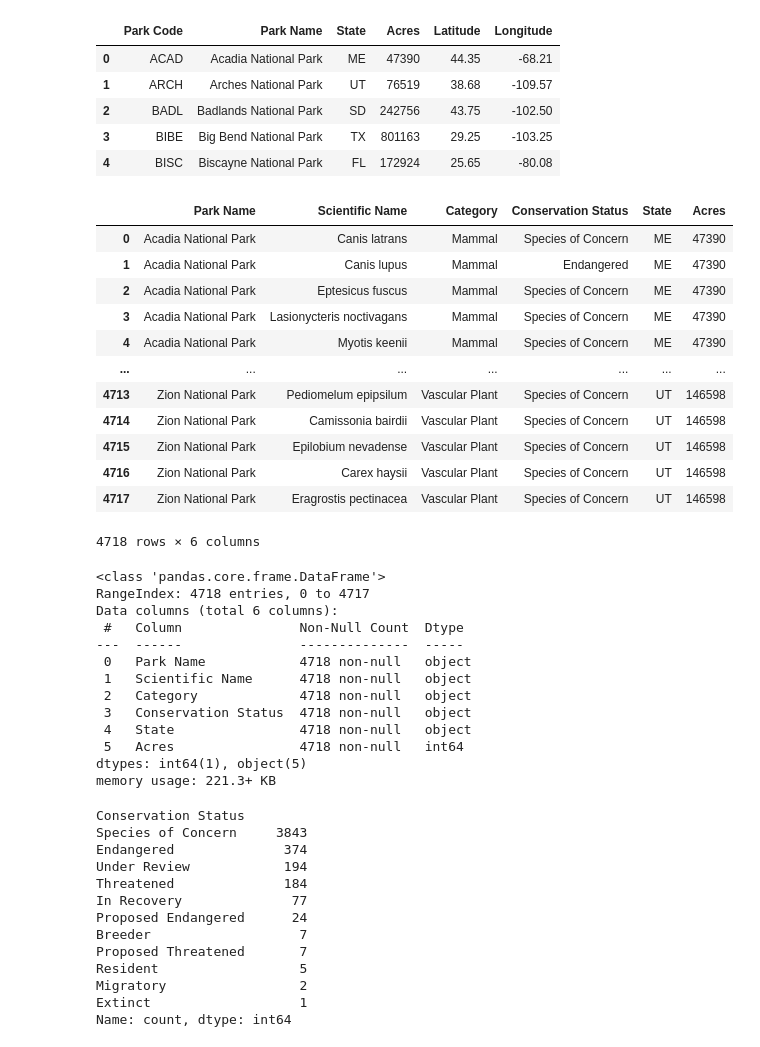
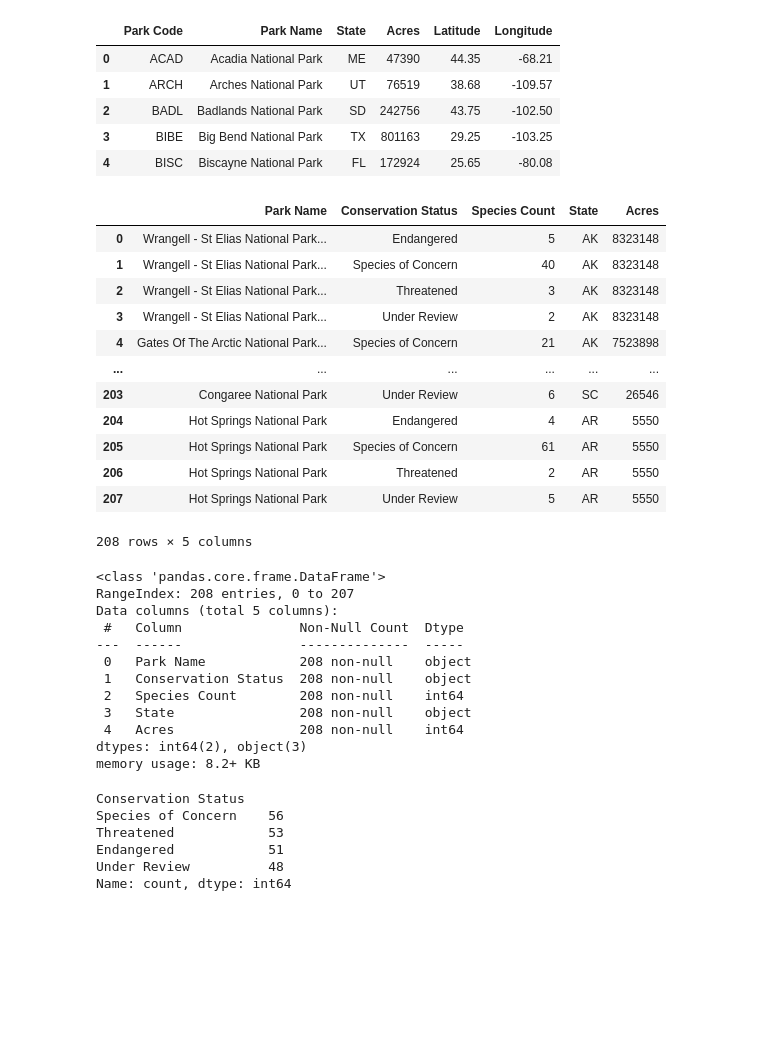
Before and after one commit to gabrielaza22/project-3-group-01, a Jupyter notebook: Sarah/Data_engineering_eda/Q3.ipynb, the cells around one changed output. Cells and saved outputs as stored; diff of their text form; code cells hidden in the pictures; blank space fills up the shorter version.

```diff
--- a/Sarah/Data_engineering_eda/Q3.ipynb
+++ b/Sarah/Data_engineering_eda/Q3.ipynb
@@ -83,67 +83,61 @@ parks_table.head()
 # %%
 query = """
     SELECT
         s."Park Name",
-        s."Scientific Name",
-        s.Category,
         s."Conservation Status",
+        COUNT (s."Conservation Status") AS "Species Count",
         p.State,
         p.Acres
     FROM
         species as s
     JOIN
         parks as p ON s."Park Name" = p."Park Name"
     WHERE
         s."Conservation Status" <> "None"
+        AND s."Conservation Status" IN ('Species of Concern', 'Endangered', 'Under Review', 'Threatened')
+    GROUP BY
+        p."Park Name", s."Conservation Status"
     ORDER BY
-        p."Park Name"
+        p.Acres DESC
     """
 
 q3_df = pd.read_sql(text(query), con=engine)
 q3_df
 # %% [output]
-|  | Park Name | Scientific Name | Category | Conservation Status | State | Acres |
-| 0 | Acadia National Park | Canis latrans | Mammal | Species of Concern | ME | 47390 |
-| 1 | Acadia National Park | Canis lupus | Mammal | Endangered | ME | 47390 |
-| 2 | Acadia National Park | Eptesicus fuscus | Mammal | Species of Concern | ME | 47390 |
-| 3 | Acadia National Park | Lasionycteris noctivagans | Mammal | Species of Concern | ME | 47390 |
-| 4 | Acadia National Park | Myotis keenii | Mammal | Species of Concern | ME | 47390 |
-| ... | ... | ... | ... | ... | ... | ... |
-| 4713 | Zion National Park | Pediomelum epipsilum | Vascular Plant | Species of Concern | UT | 146598 |
-| 4714 | Zion National Park | Camissonia bairdii | Vascular Plant | Species of Concern | UT | 146598 |
-| 4715 | Zion National Park | Epilobium nevadense | Vascular Plant | Species of Concern | UT | 146598 |
-| 4716 | Zion National Park | Carex haysii | Vascular Plant | Species of Concern | UT | 146598 |
-| 4717 | Zion National Park | Eragrostis pectinacea | Vascular Plant | Species of Concern | UT | 146598 |
+|  | Park Name | Conservation Status | Species Count | State | Acres |
+| 0 | Wrangell - St Elias National Park... | Endangered | 5 | AK | 8323148 |
+| 1 | Wrangell - St Elias National Park... | Species of Concern | 40 | AK | 8323148 |
+| 2 | Wrangell - St Elias National Park... | Threatened | 3 | AK | 8323148 |
+| 3 | Wrangell - St Elias National Park... | Under Review | 2 | AK | 8323148 |
+| 4 | Gates Of The Arctic National Park... | Species of Concern | 21 | AK | 7523898 |
+| ... | ... | ... | ... | ... | ... |
+| 203 | Congaree National Park | Under Review | 6 | SC | 26546 |
+| 204 | Hot Springs National Park | Endangered | 4 | AR | 5550 |
+| 205 | Hot Springs National Park | Species of Concern | 61 | AR | 5550 |
+| 206 | Hot Springs National Park | Threatened | 2 | AR | 5550 |
+| 207 | Hot Springs National Park | Under Review | 5 | AR | 5550 |
-4718 rows × 6 columns
+208 rows × 5 columns
 # %%
 q3_df.info()
 # %% [output]
 <class 'pandas.core.frame.DataFrame'>
-RangeIndex: 4718 entries, 0 to 4717
-Data columns (total 6 columns):
+RangeIndex: 208 entries, 0 to 207
+Data columns (total 5 columns):
  #   Column               Non-Null Count  Dtype
 ---  ------               --------------  -----
- 0   Park Name            4718 non-null   object
- 1   Scientific Name      4718 non-null   object
- 2   Category             4718 non-null   object
- 3   Conservation Status  4718 non-null   object
- 4   State                4718 non-null   object
- 5   Acres                4718 non-null   int64
-dtypes: int64(1), object(5)
-memory usage: 221.3+ KB
+ 0   Park Name            208 non-null    object
+ 1   Conservation Status  208 non-null    object
+ 2   Species Count        208 non-null    int64
+ 3   State                208 non-null    object
+ 4   Acres                208 non-null    int64
+dtypes: int64(2), object(3)
+memory usage: 8.2+ KB
 # %%
 q3_df.value_counts("Conservation Status")
 # %% [output]
 Conservation Status
-Species of Concern     3843
-Endangered              374
-Under Review            194
-Threatened              184
-In Recovery              77
-Proposed Endangered      24
-Breeder                   7
-Proposed Threatened       7
-Resident                  5
-Migratory                 2
-Extinct                   1
+Species of Concern    56
+Threatened            53
+Endangered            51
+Under Review          48
 Name: count, dtype: int64
```
Also changed, not shown: parts of 2 cells of this notebook.
